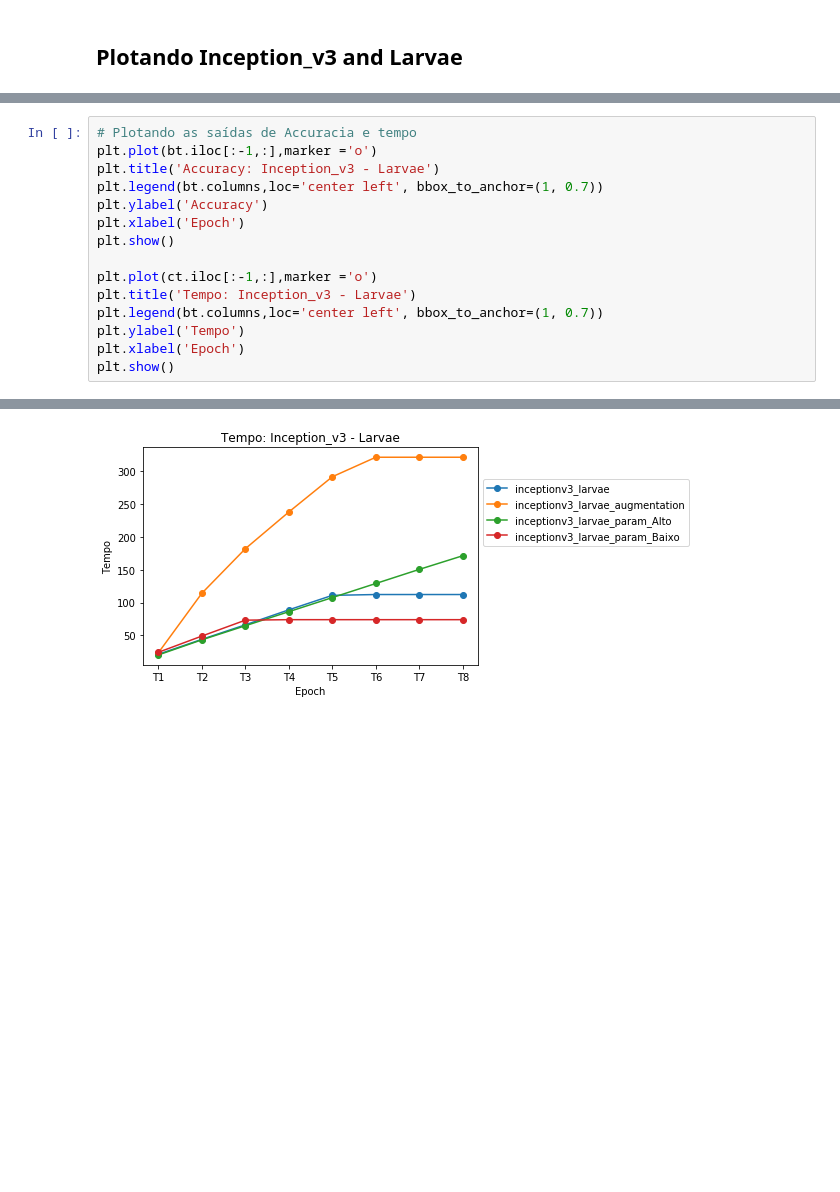
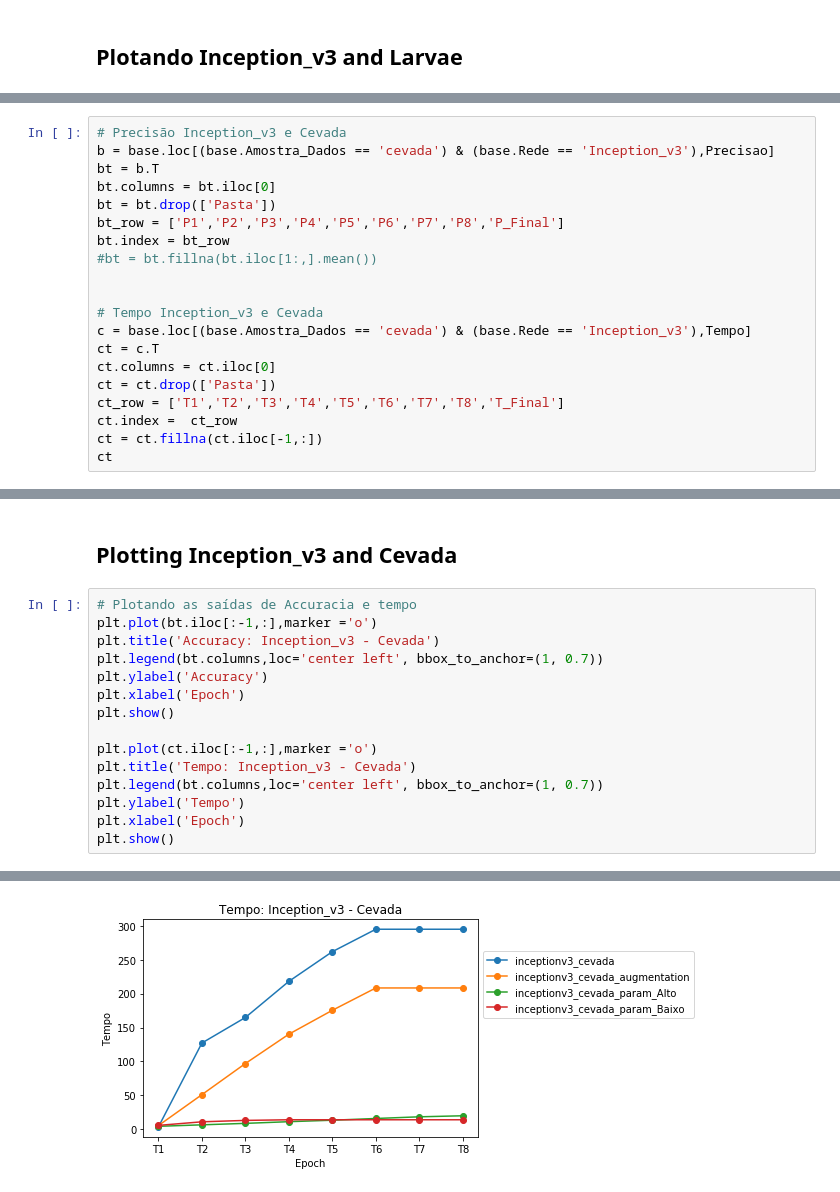
Before and after one commit to ViniciusLavorte/Python, a Jupyter notebook: Analise_TCC.ipynb, the cells around one changed output, grey strips where cells are left out. Saved outputs shown, nothing was run; the diff lists cells and outputs as text; blank space fills up the shorter version.

Commit message:
Analise Cevada/Larvae/Mammoset

```diff
--- a/Analise_TCC.ipynb
+++ b/Analise_TCC.ipynb
@@ -63,0 +87,20 @@ ct
+# %%
+# Precisão Inception_v3 e Cevada
+b = base.loc[(base.Amostra_Dados == 'cevada') & (base.Rede == 'Inception_v3'),Precisao]
+bt = b.T
+bt.columns = bt.iloc[0]
+bt = bt.drop(['Pasta'])
+bt_row = ['P1','P2','P3','P4','P5','P6','P7','P8','P_Final']
+bt.index = bt_row
+#bt = bt.fillna(bt.iloc[1:,].mean())
+
+
+# Tempo Inception_v3 e Cevada
+c = base.loc[(base.Amostra_Dados == 'cevada') & (base.Rede == 'Inception_v3'),Tempo]
+ct = c.T
+ct.columns = ct.iloc[0]
+ct = ct.drop(['Pasta'])
+ct_row = ['T1','T2','T3','T4','T5','T6','T7','T8','T_Final']
+ct.index =  ct_row
+ct = ct.fillna(ct.iloc[-1,:])
+ct
@@ -64,14 +118,16 @@ ct
+# %% [markdown]
+## Plotting Inception_v3 and Cevada
 # %%
 # Plotando as saídas de Accuracia e tempo
 plt.plot(bt.iloc[:-1,:],marker ='o')
-plt.title('Accuracy: Inception_v3 - Larvae')
+plt.title('Accuracy: Inception_v3 - Cevada')
 plt.legend(bt.columns,loc='center left', bbox_to_anchor=(1, 0.7))
 plt.ylabel('Accuracy')
 plt.xlabel('Epoch')
 plt.show()
 
 plt.plot(ct.iloc[:-1,:],marker ='o')
-plt.title('Tempo: Inception_v3 - Larvae')
+plt.title('Tempo: Inception_v3 - Cevada')
 plt.legend(bt.columns,loc='center left', bbox_to_anchor=(1, 0.7))
 plt.ylabel('Tempo')
 plt.xlabel('Epoch')
@@ -81 +137 @@ plt.show()
-[figure, old version]
+[figure, new version]
```
Also changed, not shown: parts of 8 cells of this notebook, 3 other files.
